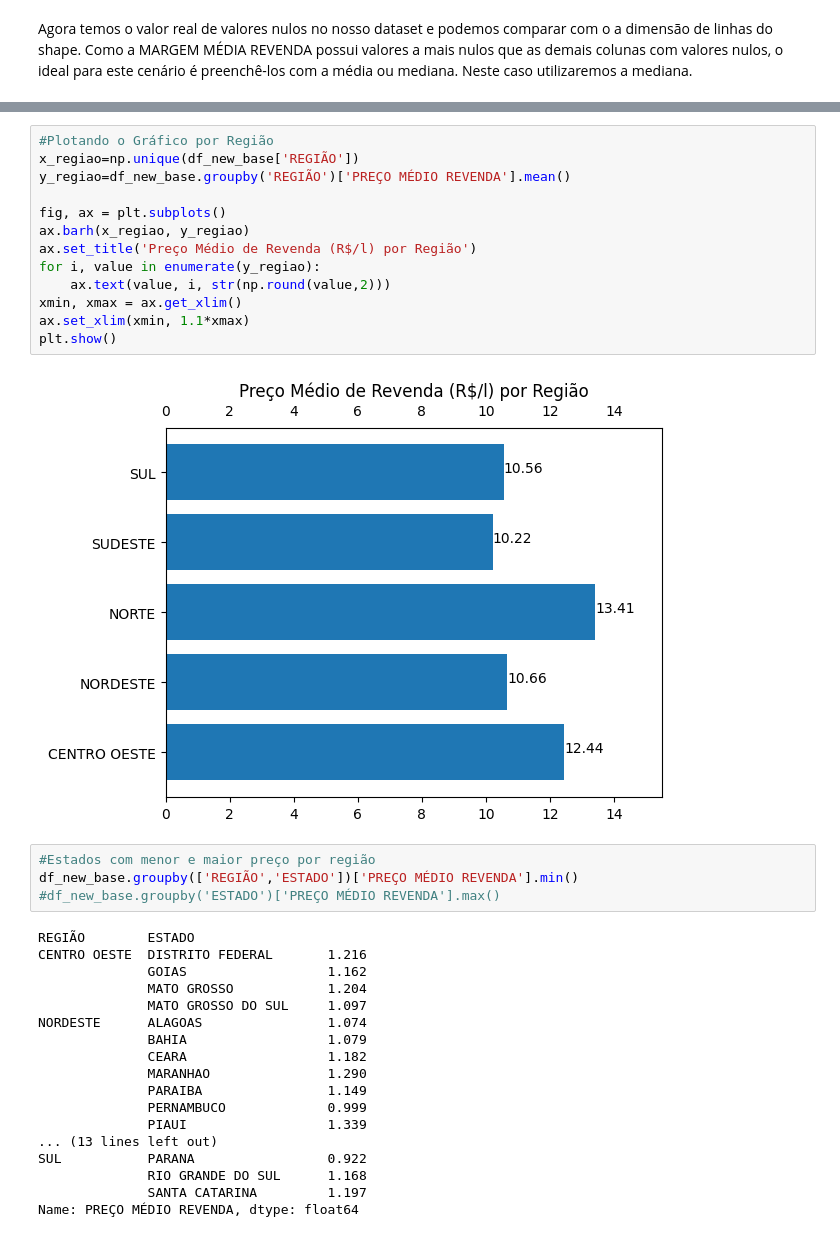
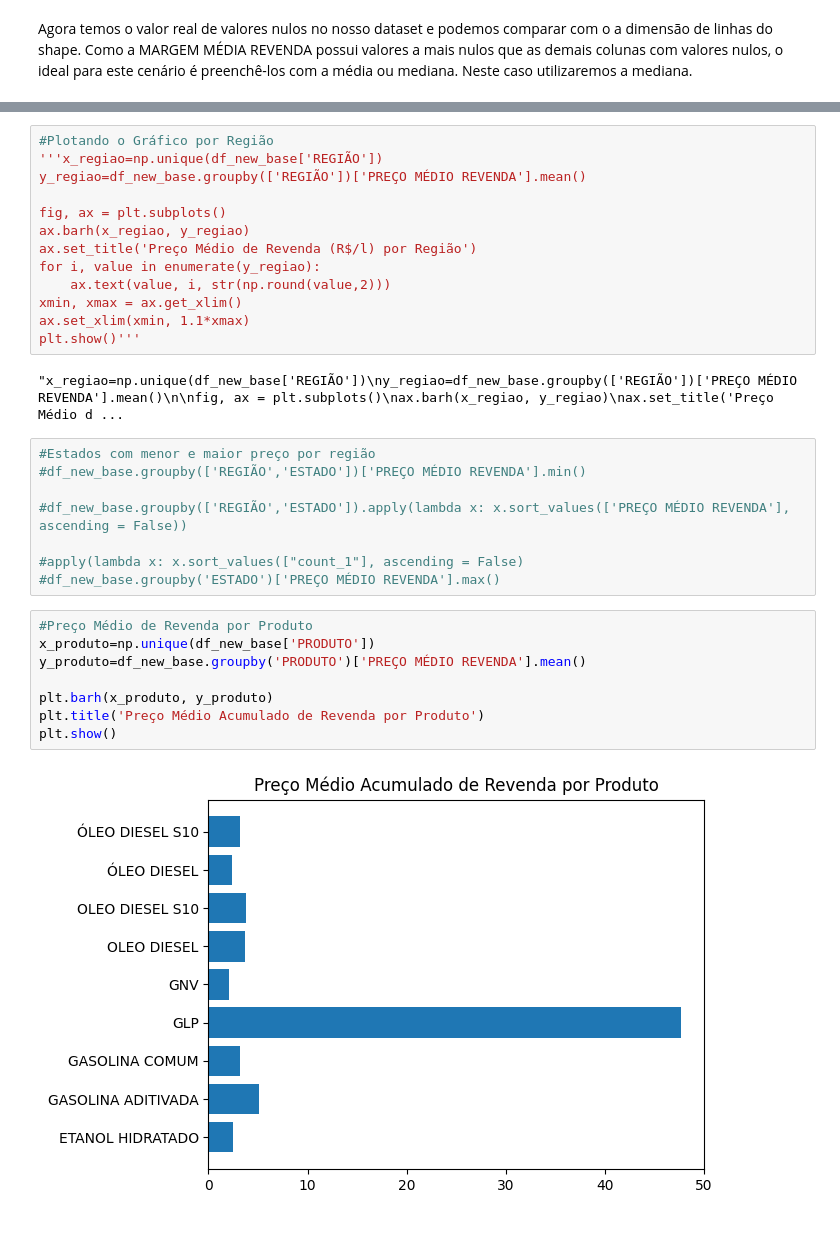
Before and after one commit to manusaleal/EDA_Projeto_Gas, a Jupyter notebook: EDA_Projeto_Gas.ipynb, the cells around one changed output, grey strips where cells are left out. Cells and saved outputs as stored; diff of their text form.

```diff
--- a/EDA_Projeto_Gas.ipynb
+++ b/EDA_Projeto_Gas.ipynb
@@ -179,7 +175,7 @@ df_new_base.head()
 # %%
 #Plotando o Gráfico por Região
-x_regiao=np.unique(df_new_base['REGIÃO'])
-y_regiao=df_new_base.groupby('REGIÃO')['PREÇO MÉDIO REVENDA'].mean()
+'''x_regiao=np.unique(df_new_base['REGIÃO'])
+y_regiao=df_new_base.groupby(['REGIÃO'])['PREÇO MÉDIO REVENDA'].mean()
 
 fig, ax = plt.subplots()
 ax.barh(x_regiao, y_regiao)
@@ -188,28 +184,24 @@ for i, value in enumerate(y_regiao):
     ax.text(value, i, str(np.round(value,2)))
 xmin, xmax = ax.get_xlim()
 ax.set_xlim(xmin, 1.1*xmax)
-plt.show()
+plt.show()'''
 # %% [output]
-[figure, removed]
+"x_regiao=np.unique(df_new_base['REGIÃO'])\ny_regiao=df_new_base.groupby(['REGIÃO'])['PREÇO MÉDIO REVENDA'].mean()\n\nfig, ax = plt.subplots()\nax.barh(x_regiao, y_regiao)\nax.set_title('Preço Médio d ...
 # %%
 #Estados com menor e maior preço por região
-df_new_base.groupby(['REGIÃO','ESTADO'])['PREÇO MÉDIO REVENDA'].min()
+#df_new_base.groupby(['REGIÃO','ESTADO'])['PREÇO MÉDIO REVENDA'].min()
+
+#df_new_base.groupby(['REGIÃO','ESTADO']).apply(lambda x: x.sort_values(['PREÇO MÉDIO REVENDA'], ascending = False))
+
+#apply(lambda x: x.sort_values(["count_1"], ascending = False)
 #df_new_base.groupby('ESTADO')['PREÇO MÉDIO REVENDA'].max()
-# %% [output]
-REGIÃO        ESTADO
-CENTRO OESTE  DISTRITO FEDERAL       1.216
-              GOIAS                  1.162
-              MATO GROSSO            1.204
-              MATO GROSSO DO SUL     1.097
-NORDESTE      ALAGOAS                1.074
-              BAHIA                  1.079
-              CEARA                  1.182
-              MARANHAO               1.290
-              PARAIBA                1.149
-              PERNAMBUCO             0.999
-              PIAUI                  1.339
-... (13 lines left out)
-SUL           PARANA                 0.922
-              RIO GRANDE DO SUL      1.168
-              SANTA CATARINA         1.197
-Name: PREÇO MÉDIO REVENDA, dtype: float64
+# %%
+#Preço Médio de Revenda por Produto
+x_produto=np.unique(df_new_base['PRODUTO'])
+y_produto=df_new_base.groupby('PRODUTO')['PREÇO MÉDIO REVENDA'].mean()
+
+plt.barh(x_produto, y_produto)
+plt.title('Preço Médio Acumulado de Revenda por Produto')
+plt.show()
+# %% [output]
+[figure, added]
```
Also changed, not shown: parts of 13 cells of this notebook.
